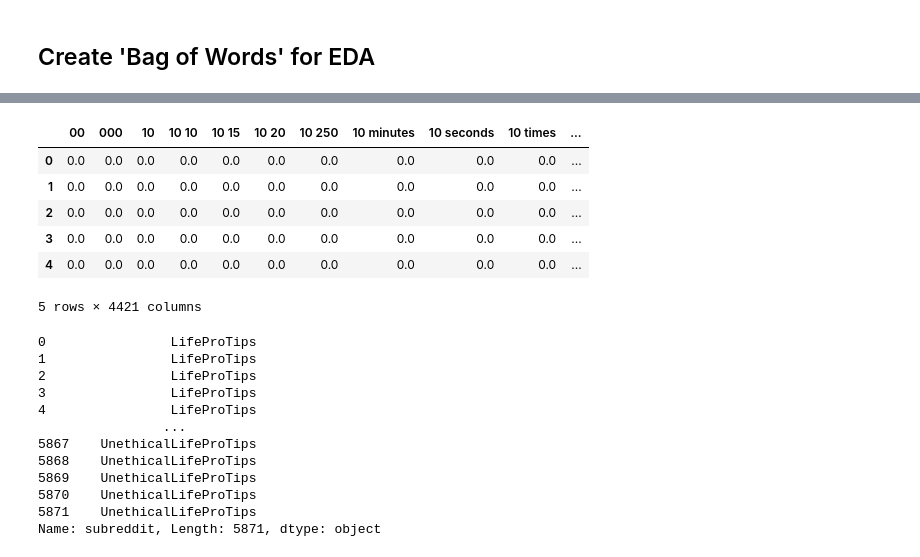
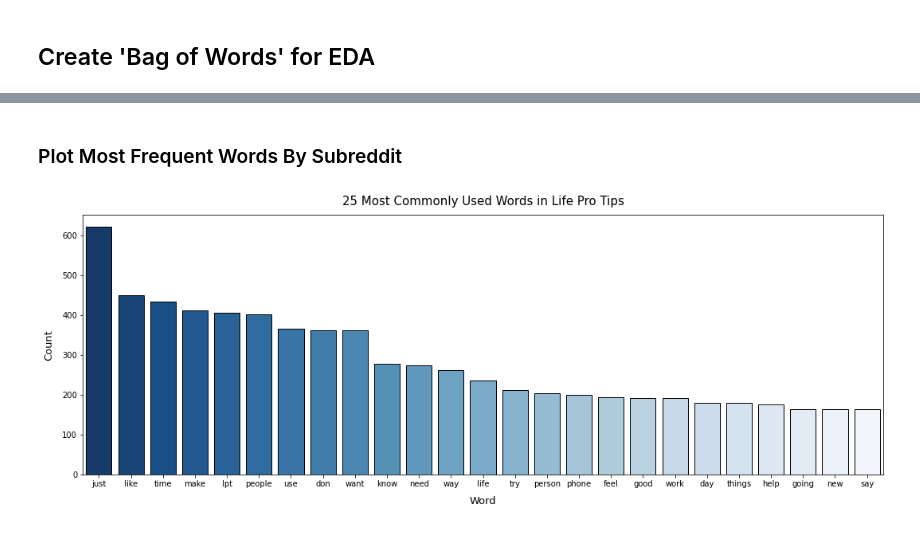
Before and after one commit to jlu90/Subreddit-Classification, a Jupyter notebook: code/04-EDA.ipynb, the cells around one changed output, grey strips where cells are left out. Cells and saved outputs as stored; diff of their text form; code cells hidden in the pictures.

Commit message:
plotting most frequent words

```diff
--- a/code/04-EDA.ipynb
+++ b/code/04-EDA.ipynb
@@ -35,6 +35,26 @@ def create_v_barplot(df, feature, fig_size = (8,6)):
 # %%
 def create_hist(df, feature, num_bins=10):
     sns.distplot(df[feature], bins = num_bins)
+# %%
+def plot_frequent_words(df, words_df, feature, binary_num, subreddit):
+
+    # Generate Word Counts
+    feature_var = df[df[feature] == binary_num]
+    feature_word_counts = {}
+
+    for column in words_df.columns:
+        feature_word_counts[column] = feature_var[column].sum()
+
+    feature_word_counts_df = pd.DataFrame(sorted(feature_word_counts.items(), key = lambda x: x[1], reverse = True), columns = ['Word', 'Count'])
+    feature_word_counts_df.sort_values('Count', ascending = False)[:25]
+
+    # Plot Bar Blot
+    plt.figure(figsize = (18, 6))
+    sns.barplot(feature_word_counts_df['Word'][:25], feature_word_counts_df['Count'].sort_values(ascending = False)[:25], palette = 'Blues_r', edgecolor = 'black')
+    plt.title(f'25 Most Commonly Used Words in {subreddit}', fontdict = {'fontsize':15}, pad = 12)
+    plt.xlabel('Word', fontdict = {'fontsize':13}, labelpad = 10)
+    plt.ylabel('Count', fontdict = {'fontsize':13}, labelpad = 10)
+    plt.tight_layout;
 # %% [markdown]
 ## Compare Distributions of Numerical Data Between Subreddits
 # %%
@@ -147,40 +164,8 @@ OptionError: "No such keys(s): 'display_max_columns'"
 # %%
-labeled_words_df = pd.concat([words_df, subreddits['subreddit']], axis = 1)
+labeled_words_df = pd.concat([words_df, subreddits['is_unethical']], axis = 1)
-# %%
-labeled_words_df.head()
-# %% [output]
-|  | 00 | 000 | 10 | 10 10 | 10 15 | 10 20 | 10 250 | 10 minutes | 10 seconds | 10 times | ... |
-| 0 | 0.0 | 0.0 | 0.0 | 0.0 | 0.0 | 0.0 | 0.0 | 0.0 | 0.0 | 0.0 | ... |
-| 1 | 0.0 | 0.0 | 0.0 | 0.0 | 0.0 | 0.0 | 0.0 | 0.0 | 0.0 | 0.0 | ... |
-| 2 | 0.0 | 0.0 | 0.0 | 0.0 | 0.0 | 0.0 | 0.0 | 0.0 | 0.0 | 0.0 | ... |
-| 3 | 0.0 | 0.0 | 0.0 | 0.0 | 0.0 | 0.0 | 0.0 | 0.0 | 0.0 | 0.0 | ... |
-| 4 | 0.0 | 0.0 | 0.0 | 0.0 | 0.0 | 0.0 | 0.0 | 0.0 | 0.0 | 0.0 | ... |
-5 rows × 4421 columns
-# %%
-subreddits['subreddit']
-# %% [output]
-0                LifeProTips
-1                LifeProTips
-2                LifeProTips
-3                LifeProTips
-4                LifeProTips
-                ...
-5867    UnethicalLifeProTips
-5868    UnethicalLifeProTips
-5869    UnethicalLifeProTips
-5870    UnethicalLifeProTips
-5871    UnethicalLifeProTips
-Name: subreddit, Length: 5871, dtype: object
-# %%
-def plot_frequent_words(df, feature)
-
-low_cAGR = text_and_scores[text_and_scores['cAGR'] == 'Below Median']
-
-low_cAGR_word_counts = {}
-
-for column in status_df.columns:
-    low_cAGR_word_counts[column] = low_cAGR[column].sum()
-
-low_cAGR_word_counts_df = pd.DataFrame(sorted(low_cAGR_word_counts.items(), key = lambda x: x[1], reverse = True), columns = ['Word', 'Count'])
-
-low_cAGR_word_counts_df.sort_values('Count', ascending = False)[:25]
+# %% [markdown]
+### Plot Most Frequent Words By Subreddit
+# %%
+plot_frequent_words(labeled_words_df, words_df, 'is_unethical', 0, 'Life Pro Tips')
+# %% [output]
+[figure, added]
```
Also changed, not shown: parts of 6 cells of this notebook, 3 other files.
